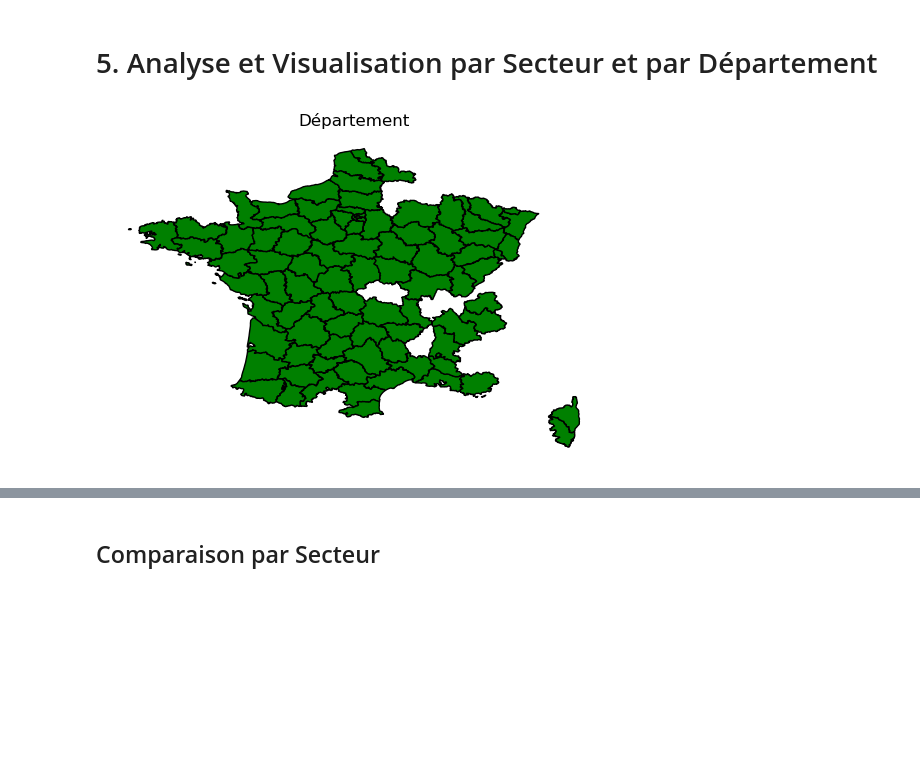
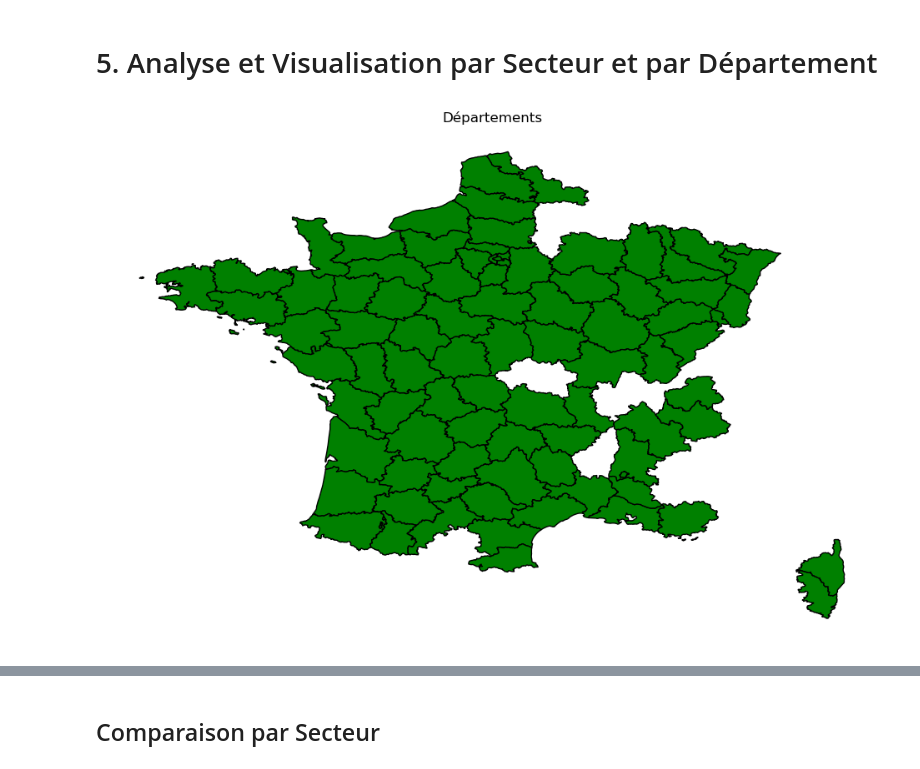
Before and after one commit to tgarnier067/Projet-Python-2023, a Jupyter notebook: Notebook_unique_a_renommer.ipynb, the cells around one changed output, grey strips where cells are left out. Drawn from its saved outputs; the diff is of its cells as text; code cells hidden in the pictures; blank space fills up the shorter version.

```diff
--- a/Notebook_unique_a_renommer.ipynb
+++ b/Notebook_unique_a_renommer.ipynb
@@ -405,33 +405,35 @@ table_donnees
 # %% [markdown]
 # 5. Analyse et Visualisation par Secteur et par Département
 # %%
+# Carte de france de
+
 import geopandas as gpd
 from shapely.geometry import shape
 import matplotlib.pyplot as plt
 
 # Conversion des données "geom" qui sont en GEOJSON en données "géometry" que Geopanda peut traiter
 table_donnees['geometry'] = table_donnees['geom'].apply(lambda x: shape(x['geometry']))
 gdf = gpd.GeoDataFrame(table_donnees, geometry='geometry')
 
 # Créez une figure et des axes
-fig, ax = plt.subplots()
+fig, ax = plt.subplots(figsize=(12, 12))
 
 # Affichez la carte à partir du GeoDataFrame
 gdf.plot(ax=ax, color='green', edgecolor='black')
 
 # Supprimez les axes
 ax.set_axis_off()
 
 # Supprimez les valeurs des axes x et y
 ax.set_xticks([])
 ax.set_yticks([])
 
 # Ajoutez un titre à la carte
-plt.title("Département")
+plt.title("Départements")
 
 # Affichez la carte
 plt.show()
 
-#Il manque les données d'un département: le Rhone
+#Il manque une dizaines de départements
 # %% [output]
-[figure, old version]
+[figure, new version]
```
Also changed, not shown: parts of 2 cells of this notebook.
